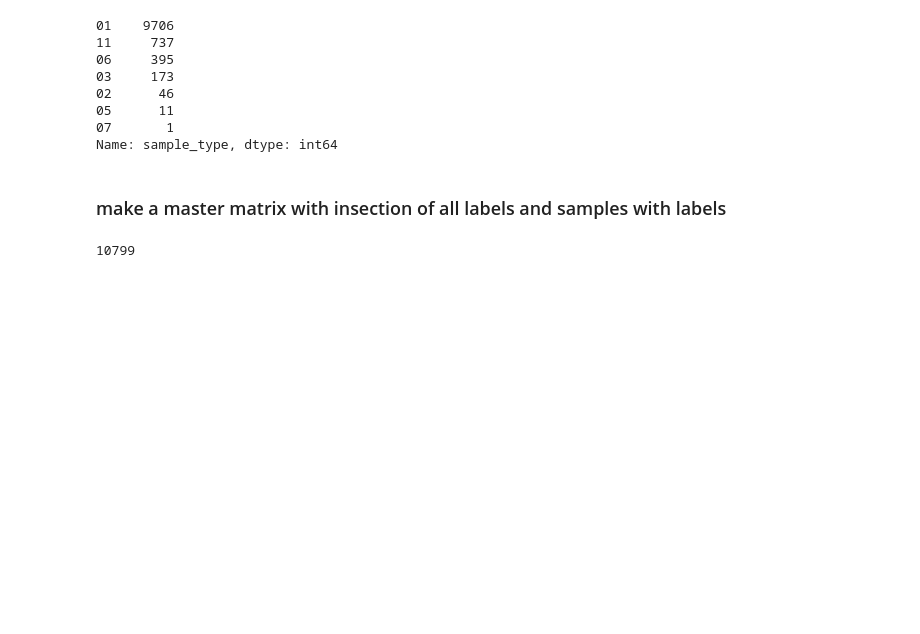
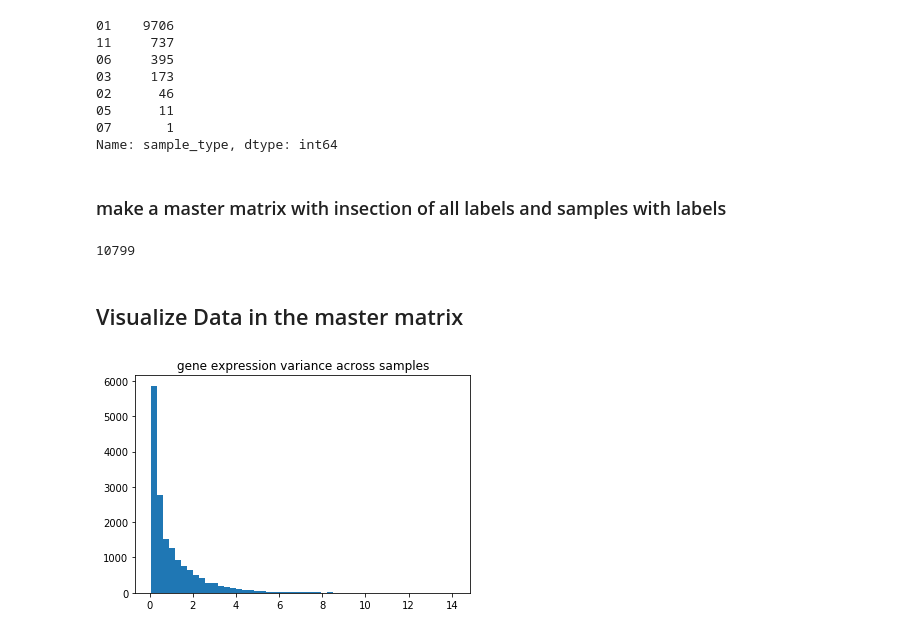
Before and after one commit to jvivian/DeepTCGA, a Jupyter notebook: Preprocessing.ipynb, the cells around one changed output. Cells and saved outputs as stored; diff of their text form; code cells hidden in the pictures; blank space fills up the shorter version.

Commit message:
some histograms

```diff
--- a/Preprocessing.ipynb
+++ b/Preprocessing.ipynb
@@ -171,3 +171,14 @@ columns = ["label_gender", "label_tissue", "label"] + [i for i in joined_df.colu
 joined_df = joined_df[columns].dropna().copy()
 # %%
 joined_df.to_csv("./data/mRNA_cleaned_labeled_all.csv")
+# %% [markdown]
+## Visualize Data in the master matrix
+# %%
+df = pd.read_csv("./data/mRNA_cleaned_labeled_all.csv", index_col="sample_id")
+# %%
+X = df[df.columns[3:]]
+plt.hist(X.var(axis=0).as_matrix(), bins=50)
+plt.title("gene expression variance across samples")
+plt.show()
+# %% [output]
+[figure, added]
```
Also changed, not shown: parts of 5 cells of this notebook.
